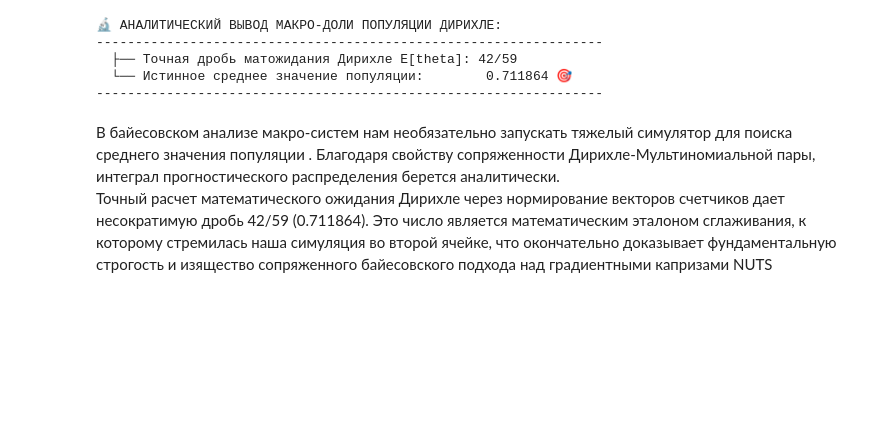
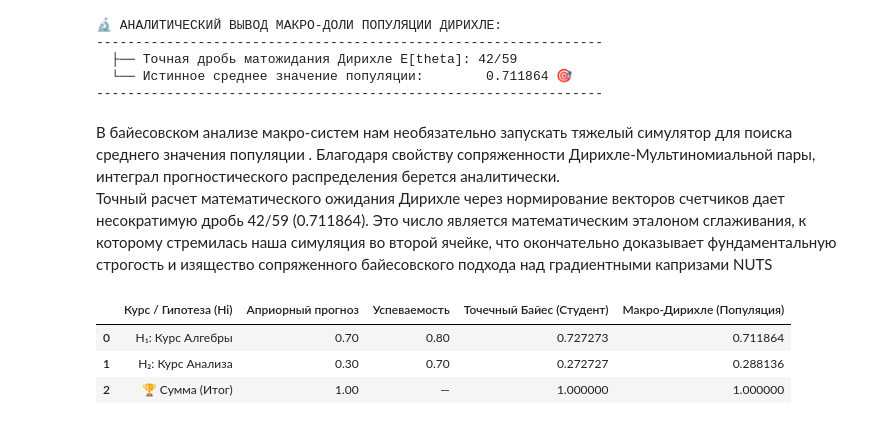
Before and after one commit to AlekseyFilatov/Machine-Learning-Expert-level, a Jupyter notebook: hw4/ds_project_submission/notebooks/05_bayes_research.ipynb, the cells around one changed output. Cells and saved outputs as stored; diff of their text form; code cells hidden in the pictures; blank space fills up the shorter version.

```diff
--- a/hw4/ds_project_submission/notebooks/05_bayes_research.ipynb
+++ b/hw4/ds_project_submission/notebooks/05_bayes_research.ipynb
@@ -1511,3 +1791,75 @@ print("-" * 65)
 # %% [markdown]
 В байесовском анализе макро-систем нам необязательно запускать тяжелый симулятор для поиска среднего значения популяции . Благодаря свойству сопряженности Дирихле-Мультиномиальной пары, интеграл прогностического распределения берется аналитически.
 Точный расчет математического ожидания Дирихле через нормирование векторов счетчиков дает несократимую дробь 42/59 (0.711864). Это число является математическим эталоном сглаживания, к которому стремилась наша симуляция во второй ячейке, что окончательно доказывает фундаментальную строгость и изящество сопряженного байесовского подхода над градиентными капризами NUTS
+# %%
+import pandas as pd
+import numpy as np
+
+# 1. Параметры из ТЗ
+p_alg, p_ana = 0.7, 0.3
+p_pass_alg, p_pass_ana = 0.8, 0.7
+N_base = 1000
+
+# --- Вариант 1: Точечный Байес (Один студент) ---
+joint_alg = p_alg * p_pass_alg
+joint_ana = p_ana * p_pass_ana
+p_pass_total = joint_alg + joint_ana
+
+post_student_alg = joint_alg / p_pass_total
+post_student_ana = joint_ana / p_pass_total
+
+# --- Вариант 2: Макро-вывод Дирихле (Популяция) ---
+alpha_prior_alg = p_alg * N_base
+alpha_prior_ana = p_ana * N_base
+
+success_alg = alpha_prior_alg * p_pass_alg
+success_ana = alpha_prior_ana * p_pass_ana
+
+alpha_post_alg = alpha_prior_alg + success_alg
+alpha_post_ana = alpha_prior_ana + success_ana
+
+dirichlet_mean_alg = alpha_post_alg / (alpha_post_alg + alpha_post_ana)
+dirichlet_mean_ana = alpha_post_ana / (alpha_post_alg + alpha_post_ana)
+
+# 2. Сборка сводной таблицы
+comparative_data = [
+    {
+        "Курс / Гипотеза (Hi)": "H₁: Курс Алгебры",
+        "Априорный прогноз": p_alg,
+        "Успеваемость": p_pass_alg,
+        "Точечный Байес (Студент)": post_student_alg,
+        "Макро-Дирихле (Популяция)": dirichlet_mean_alg
+    },
+    {
+        "Курс / Гипотеза (Hi)": "H₂: Курс Анализа",
+        "Априорный прогноз": p_ana,
+        "Успеваемость": p_pass_ana,
+        "Точечный Байес (Студент)": post_student_ana,
+        "Макро-Дирихле (Популяция)": dirichlet_mean_ana
+    },
+    {
+        "Курс / Гипотеза (Hi)": "🏆 Сумма (Итог)",
+        "Априорный прогноз": p_alg + p_ana,
+        "Успеваемость": np.nan,
+        "Точечный Байес (Студент)": post_student_alg + post_student_ana,
+        "Макро-Дирихле (Популяция)": dirichlet_mean_alg + dirichlet_mean_ana
+    }
+]
+
+df_compare = pd.DataFrame(comparative_data)
+
+# Красивое промышленное форматирование колонок
+df_styled = df_compare.style.format({
+    "Априорный прогноз": "{:.2f}",
+    "Успеваемость": lambda x: f"{x:.2f}" if pd.notnull(x) else "—",
+    "Точечный Байес (Студент)": "{:.6f}",
+    "Макро-Дирихле (Популяция)": "{:.6f}"
+})
+
+pd.set_option('display.max_colwidth', None)
+display(df_styled)
+# %% [output]
+|  | Курс / Гипотеза (Hi) | Априорный прогноз | Успеваемость | Точечный Байес (Студент) | Макро-Дирихле (Популяция) |
+| 0 | H₁: Курс Алгебры | 0.70 | 0.80 | 0.727273 | 0.711864 |
+| 1 | H₂: Курс Анализа | 0.30 | 0.70 | 0.272727 | 0.288136 |
+| 2 | 🏆 Сумма (Итог) | 1.00 | — | 1.000000 | 1.000000 |
```
Also changed, not shown: parts of 10 cells of this notebook, 1 other file.
